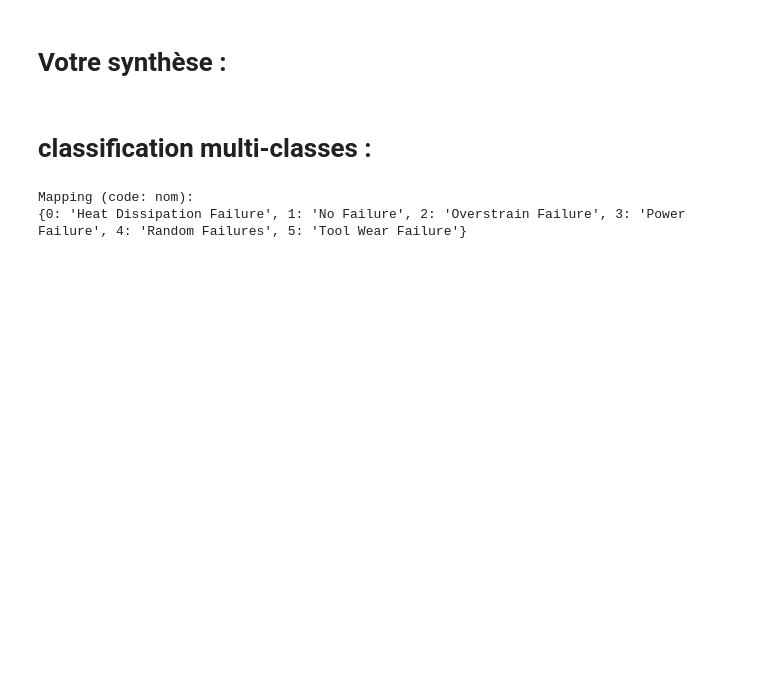
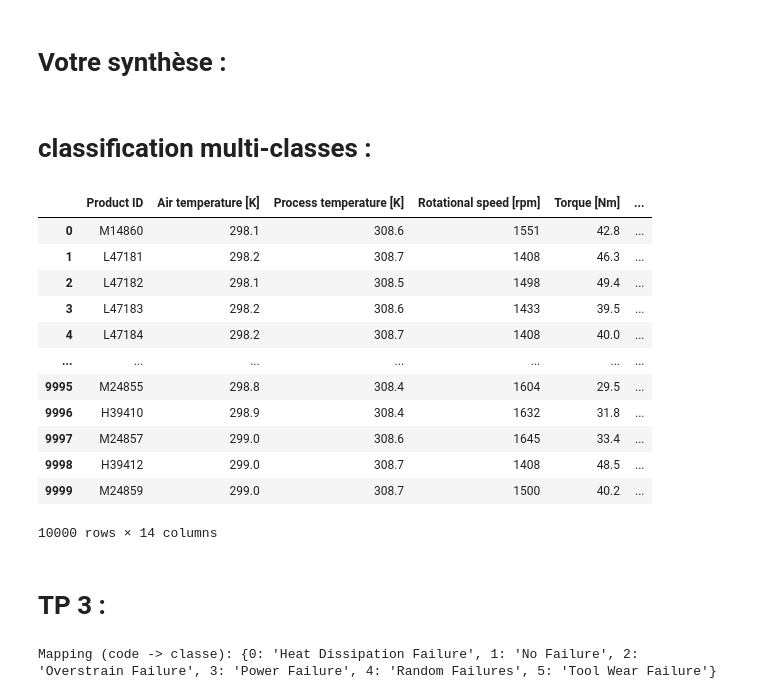
Before and after one commit to DlDI/predective-maintenance, a Jupyter notebook: TP3-Maintenance-Predective.ipynb, the cells around one changed output. Drawn from its saved outputs; the diff is of its cells as text; code cells hidden in the pictures; blank space fills up the shorter version.

```diff
--- a/TP3-Maintenance-Predective.ipynb
+++ b/TP3-Maintenance-Predective.ipynb
@@ -529,8 +520,0 @@ y = df['Failure_Type_Encoded']
-# %%
-# Créer un dictionnaire de mapping : code -> nom de la classe
-mapping = {i: label for i, label in enumerate(le.classes_)}
-print("Mapping (code: nom):")
-print(mapping)
-# %% [output]
-Mapping (code: nom):
-{0: 'Heat Dissipation Failure', 1: 'No Failure', 2: 'Overstrain Failure', 3: 'Power Failure', 4: 'Random Failures', 5: 'Tool Wear Failure'}
@@ -546,0 +521,66 @@ X_train, X_test, y_train, y_test = train_test_split(
+# %%
+df
+# %% [output]
+|  | Product ID | Air temperature [K] | Process temperature [K] | Rotational speed [rpm] | Torque [Nm] | ... |
+| 0 | M14860 | 298.1 | 308.6 | 1551 | 42.8 | ... |
+| 1 | L47181 | 298.2 | 308.7 | 1408 | 46.3 | ... |
+| 2 | L47182 | 298.1 | 308.5 | 1498 | 49.4 | ... |
+| 3 | L47183 | 298.2 | 308.6 | 1433 | 39.5 | ... |
+| 4 | L47184 | 298.2 | 308.7 | 1408 | 40.0 | ... |
+| ... | ... | ... | ... | ... | ... | ... |
+| 9995 | M24855 | 298.8 | 308.4 | 1604 | 29.5 | ... |
+| 9996 | H39410 | 298.9 | 308.4 | 1632 | 31.8 | ... |
+| 9997 | M24857 | 299.0 | 308.6 | 1645 | 33.4 | ... |
+| 9998 | H39412 | 299.0 | 308.7 | 1408 | 48.5 | ... |
+| 9999 | M24859 | 299.0 | 308.7 | 1500 | 40.2 | ... |
+10000 rows × 14 columns
+# %% [markdown]
+# TP 3 :
+# %%
+import pandas as pd
+import numpy as np
+
+from sklearn.model_selection import train_test_split, GridSearchCV
+from sklearn.preprocessing import MinMaxScaler, LabelEncoder
+from sklearn.ensemble import RandomForestClassifier
+from sklearn.metrics import classification_report, confusion_matrix
+
+import matplotlib.pyplot as plt
+import seaborn as sns
+
+# 1. Encodage de la variable cible en multi-classes
+le = LabelEncoder()
+df['Failure_Type_Encoded'] = le.fit_transform(df['Failure Type'])
+
+# Facultatif : affichage du mapping
+mapping = {i: label for i, label in enumerate(le.classes_)}
+print("Mapping (code -> classe):", mapping)
+
+# 2. Sélection des features (on retire les colonnes non désirées)
+X_multi = df.drop(['Failure Type', 'Failure_Type_Encoded', 'UID',
+                   'Product ID', 'machine failure'], axis=1, errors='ignore')
+y_multi = df['Failure_Type_Encoded']
+
+# 3. Division train/test (pour la multi-classification)
+split_size = 0.3
+X_train_multi, X_test_multi, y_train_multi, y_test_multi = train_test_split(
+    X_multi, y_multi,
+    test_size=split_size,
+    random_state=42
+)
+
+# 4. Mise à l'échelle spécifique au multi-classes
+scaler = MinMaxScaler()
+X_train_multi_scaled = scaler.fit_transform(X_train_multi)
+X_test_multi_scaled = scaler.transform(X_test_multi)
+
+
+# Define the classifier with static parameters
+rf_multi_static = RandomForestClassifier(
+    n_estimators=100,
+    max_depth=10,
+    random_state=42,
+    class_weight='balanced'
+)
+# %% [output]
+Mapping (code -> classe): {0: 'Heat Dissipation Failure', 1: 'No Failure', 2: 'Overstrain Failure', 3: 'Power Failure', 4: 'Random Failures', 5: 'Tool Wear Failure'}
```
Also changed, not shown: parts of 9 cells of this notebook.
